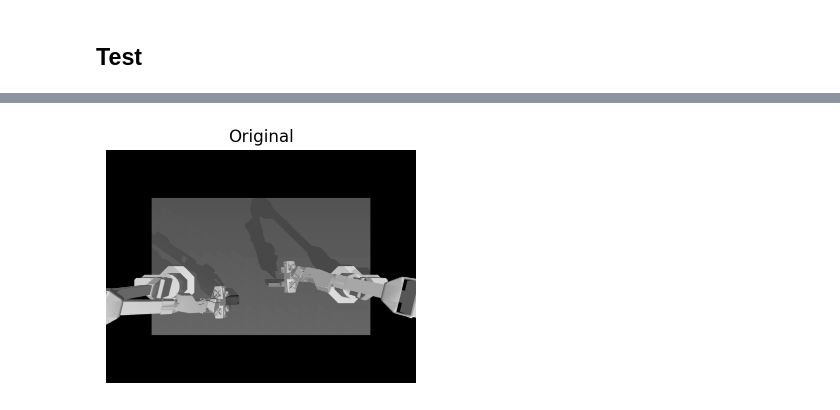
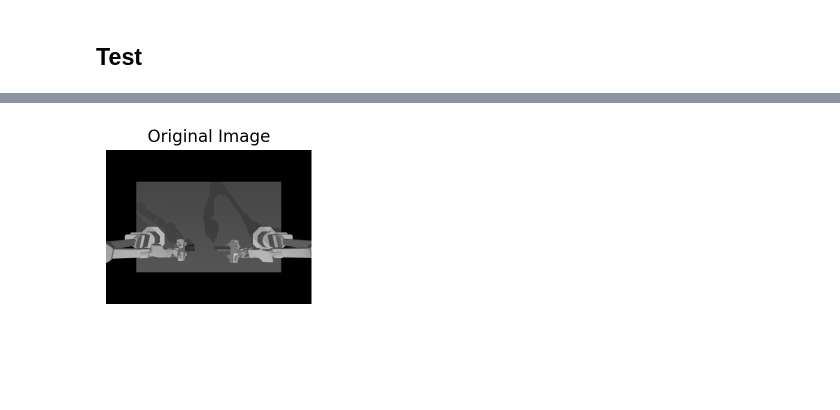
Before and after one commit to Huiho-Suh/CSCI5527_Final_Project, a Jupyter notebook: cnn_robot_gray.ipynb, the cells around one changed output, grey strips where cells are left out. Drawn from its saved outputs; the diff is of its cells as text; code cells hidden in the pictures; blank space fills up the shorter version.

```diff
--- a/cnn_robot_gray.ipynb
+++ b/cnn_robot_gray.ipynb
@@ -267,21 +300,13 @@ testloader = torch.utils.data.DataLoader(
     shuffle=True
 )
 # %%
-# model.eval()
-# with torch.no_grad():
-#     images, _ = next(iter(testloader))
-#     images = images.to(device)
-#     images_noised = add_noise(images)
-#     denoised, encoded = model(images_noised)
-#     latent_vis = F.interpolate(encoded, size=(480, 640), mode='bilinear', align_corners=False)
-
 model.eval()
 with torch.no_grad():
-    images, _ = next(iter(testloader))  # 배치에서 일부 가져오기
-    images = images.to(device)
-    images_noised = add_noise(images)
+    sample_images, _ = next(iter(testloader))  # 배치에서 일부 가져오기
+    sample_images = sample_images[:8].to(device)
+    # images_noised = add_noise(images)
 
-    denoised, encoded = model(images_noised)
+    reconstructed, encoded = model(sample_images)
 
 # 압축된 latent space를 480x640으로 업샘플링 (2배 압축 대비)
 latent_vis = F.interpolate(encoded, size=(480, 640), mode='bilinear', align_corners=False)
@@ -298,8 +323,8 @@ psnr_list, ssim_list, nrmse_list = [], [], []
 with torch.no_grad():
     for batch_idx, (images, _) in enumerate(testloader):
         images = images.to(device)
-        noised = add_noise(images)
-        decoded, _ = model(noised)
+        # noised = add_noise(images)
+        decoded, _ = model(images)
 
         resized_original = F.interpolate(images, size=(h, w), mode='bilinear', align_corners=False)
         resized_decoded = F.interpolate(decoded, size=(h, w), mode='bilinear', align_corners=False)
@@ -325,45 +350,56 @@ print(f"[{h}×{w}] PSNR={np.mean(psnr_list):.3f}, NRMSE={np.mean(nrmse_list):.3f
 # %%
-# # 시각화
-# fig, ax = plt.subplots(nrows=3, ncols=n_test_img, figsize=(12, 6))
-
-# for i in range(n_test_img):
-#     ax[0][i].imshow(images[i].cpu().squeeze(0), cmap="gray")
-#     ax[0][i].set_title("Original" if i == 0 else "")
-#     ax[0][i].axis("off")
-
-# for i in range(n_test_img):
-#     ax[1][i].imshow(latent_vis[i].cpu().squeeze(0), cmap="gray")
-#     ax[1][i].set_title("Encoded" if i == 0 else "")
-#     ax[1][i].axis("off")
-
-# for i in range(n_test_img):
-#     ax[2][i].imshow(denoised[i].cpu().squeeze(0), cmap="gray")
-#     ax[2][i].set_title("Reconstructed" if i == 0 else "")
-#     ax[2][i].axis("off")
-
-# plt.tight_layout()
-# plt.show()
-
 # 1. 원본 이미지
-plt.figure(figsize=(4, 4))
-plt.imshow(images[0].cpu().squeeze(0), cmap="gray")
-plt.title("Original")
+grid = make_grid(sample_images[2].cpu(), nrow=8, padding=2)
+plt.figure(figsize=(12, 2))
+# plt.imshow(images[0].cpu().squeeze(0), cmap="gray")
+plt.title("Original Image")
+plt.imshow(grid.permute(1, 2, 0).squeeze(), cmap="gray")
 plt.axis("off")
 plt.show()
 
 # 2. 압축 이미지 (latent 평균)
-compressed_image = latent_vis[0].cpu().mean(0)
-plt.figure(figsize=(4, 4))
-plt.imshow(compressed_image, cmap="gray")
-plt.title("2x Compressed")
+latent_mean = encoded.mean(dim=1, keepdim=True)  # (B, 1, H, W)
+# latent_norm = (latent_mean - latent_mean.min()) / (latent_mean.max() - latent_mean.min() + 1e-8)
+latent_vis = F.interpolate(latent_mean, size=(480, 640), mode='bilinear', align_corners=False)
+
+grid_latent = make_grid(latent_vis[2].cpu(), nrow=8, padding=2)
+plt.figure(figsize=(12, 2))
+# plt.imshow(compressed_image, cmap="gray")
+plt.title("Compressed Latent Image")
+plt.imshow(grid_latent.permute(1, 2, 0).squeeze(), cmap="gray", vmin=0, vmax=1)
 plt.axis("off")
 plt.show()
 
 # 3. 복원 이미지
-plt.figure(figsize=(4, 4))
-plt.imshow(denoised[0].cpu().squeeze(0), cmap="gray")
-plt.title("Reconstructed")
+grid_reconstructed = make_grid(reconstructed[2].cpu(), nrow=8, padding=2)
+plt.figure(figsize=(12, 2))
+# plt.imshow(denoised[0].cpu().squeeze(0), cmap="gray")
+plt.title("Reconstructed Image")
+plt.imshow(grid_reconstructed.permute(1, 2, 0).squeeze(), cmap="gray")
 plt.axis("off")
 plt.show()
+
+# def show_grid(tensor_batch, title, cmap="gray"):
+#     """
+#     입력된 배치 이미지를 1장으로 그리드화하여 시각화.
+#     """
+#     grid = make_grid(tensor_batch.cpu(), nrow=8, padding=2)
+#     plt.figure(figsize=(12, 2))
+#     plt.title(title)
+#     plt.imshow(grid.permute(1, 2, 0).squeeze(), cmap=cmap)
+#     plt.axis("off")
+#     plt.show()
+
+# # === 시각화 ===
+# # 1. 원본 이미지
+# show_grid(sample_images, "Original Images")
+
+# # 2. 압축된 latent 시각화 (채널 평균 후 업샘플링한 버전)
+# latent_mean = encoded.mean(dim=1, keepdim=True)  # (B, 1, H, W)
+# compressed_up = F.interpolate(latent_mean, size=(480, 640), mode='bilinear', align_corners=False)
+# show_grid(compressed_up, "Compressed Latent Images (Upsampled to 480x640)")
+
+# # 3. 복원 이미지
+# show_grid(reconstruced, "Reconstructed Images")
 # %% [output]
-[figure, old version]
+[figure, new version]
```
Also changed, not shown: parts of 15 cells of this notebook, 2 other files.
